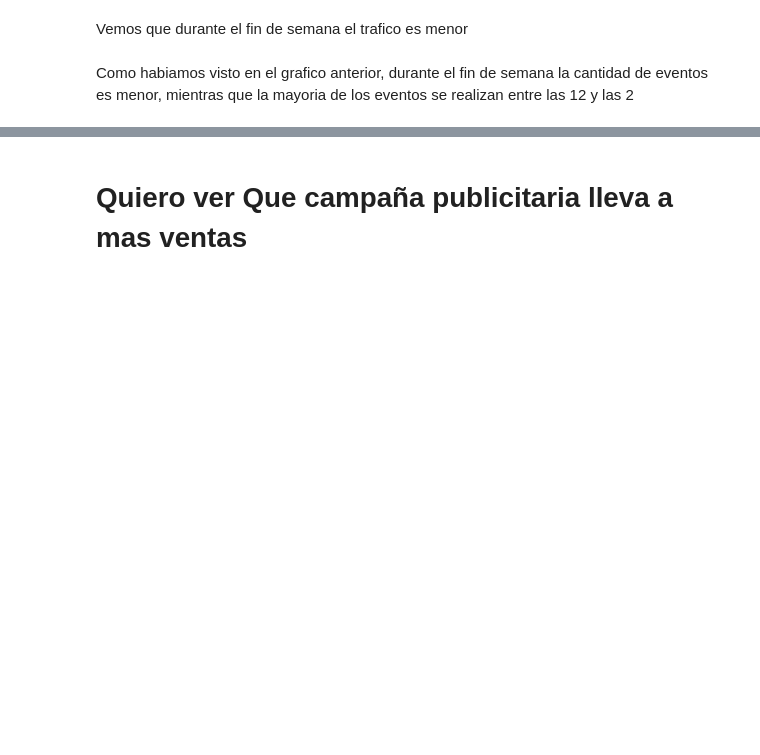
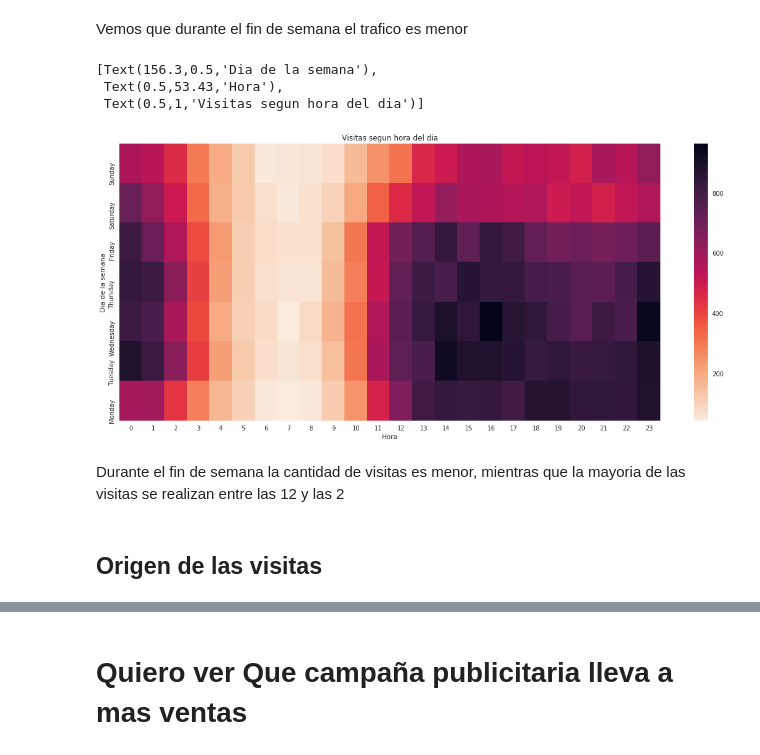
Before and after one commit to AlejandroKler/Datos-TP1, a Jupyter notebook: Analisis-Exploratorio.ipynb, the cells around one changed output, grey strips where cells are left out. Drawn from its saved outputs; the diff is of its cells as text; code cells hidden in the pictures; blank space fills up the shorter version.

Commit message:
Avance origen de usuarios

```diff
--- a/Analisis-Exploratorio.ipynb
+++ b/Analisis-Exploratorio.ipynb
@@ -150,22 +385,32 @@ g.set_title('Cantidad de eventos por dia de la semana')
 Vemos que durante el fin de semana el trafico es menor
 # %%
 tiempo_eventos = pd.DataFrame()
+tiempo_eventos['event'] = df['event']
 tiempo_eventos['dia_semana'] = df['timestamp'].dt.weekday_name
 tiempo_eventos['hora'] = df['timestamp'].dt.hour
 tiempo_eventos['mes'] = df['timestamp'].dt.month
 
-tiempo_eventos = tiempo_eventos.groupby(by = 'dia_semana')['hora'].value_counts().to_frame()
+tiempo_eventos = tiempo_eventos.groupby(by = ['dia_semana', 'event'])['hora'].value_counts()
 tiempo_eventos = tiempo_eventos.rename(columns = {'hora':'cant_casos'})
-tiempo_eventos = tiempo_eventos.reset_index('hora')
+tiempo_eventos = tiempo_eventos.reset_index(['event', 'hora'])
 tiempo_eventos.index = pd.CategoricalIndex(tiempo_eventos.index, categories= reversed(dias_ordenados))
 tiempo_eventos.sort_index(level=0, inplace=True)
 tiempo_eventos = tiempo_eventos.reset_index()
-
-tiempo_eventos = tiempo_eventos.pivot_table(index = 'dia_semana', columns = 'hora', values = 'cant_casos')
-
-sns.set(rc={'figure.figsize':(19.7,8.27)})
-cmap = sns.cm.rocket_r
-ax = sns.heatmap(data = tiempo_eventos, cmap = cmap)
-ax.set(xlabel='Hora', ylabel='Dia de la semana', title = 'Eventos segun hora del dia')
+tiempo_eventos = tiempo_eventos.rename(columns = {0:'cant_casos'})
+# %%
+tiempo_visitas = tiempo_eventos[tiempo_eventos['event'] == 'visited site']
+pivot = tiempo_visitas.pivot_table(index = 'dia_semana', columns = 'hora', values = 'cant_casos')
+
+sns.set(rc={'figure.figsize':(19.7,8.27)})
+cmap = sns.cm.rocket_r
+ax = sns.heatmap(data = pivot, cmap = cmap)
+ax.set(xlabel='Hora', ylabel='Dia de la semana', title = 'Visitas segun hora del dia')
+# %% [output]
+[Text(156.3,0.5,'Dia de la semana'),
+ Text(0.5,53.43,'Hora'),
+ Text(0.5,1,'Visitas segun hora del dia')]
+[figure, added]
 # %% [markdown]
-Como habiamos visto en el grafico anterior, durante el fin de semana la cantidad de eventos es menor, mientras que la mayoria de los eventos se realizan entre las 12 y las 2
+Durante el fin de semana la cantidad de visitas es menor, mientras que la mayoria de las visitas se realizan entre las 12 y las 2
+# %% [markdown]
+## Origen de las visitas
```
Also changed, not shown: parts of 40 cells of this notebook.
